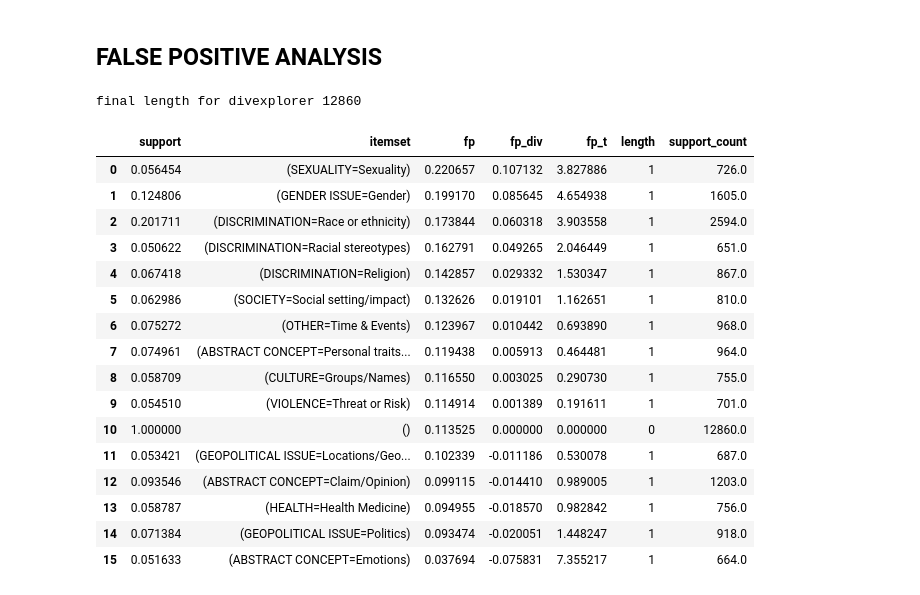
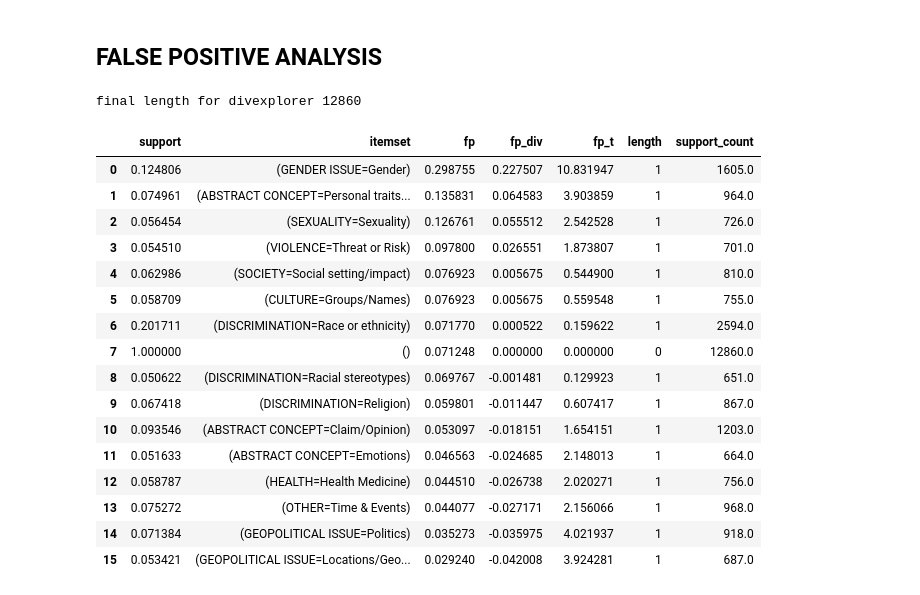
Before and after one commit to AmorosoLaura/XAI_project, a Jupyter notebook: divexplorer_analysis_finetuned.ipynb, the cells around one changed output. Cells and saved outputs as stored; diff of their text form; code cells hidden in the pictures.

```diff
--- a/divexplorer_analysis_finetuned.ipynb
+++ b/divexplorer_analysis_finetuned.ipynb
@@ -1,7 +1,8 @@
 # %%
 import pandas as pd
 
-df=pd.read_pickle('broad_topic_df.pickle')
+data_macro_topics=pd.read_pickle('data/broad_topic_df.pickle')
+
 topics_dict = {
     'Technology/equipment': 'TECHNOLOGY',
     'Media/entertainment': 'TECHNOLOGY',
@@ -59,14 +62,12 @@ import ast
 
 conflicts=0
 
-df=pd.read_pickle('broad_topic_df.pickle')
-for topics in df['topics']:
+for topics in data_macro_topics['topics']:
     aggregations=[]
     topics=ast.literal_eval(topics)
     previous_topic=''
 
     for t in topics:
-        #print(type(topics))
         macro_topic=topics_dict[t]
         aggregations.append(macro_topic)
 
@@ -77,7 +78,7 @@ for topics in df['topics']:
             print(t)
 
 
-print("total number of sentences",len(df))
+print("total number of sentences",len(data_macro_topics))
 print("conflicts", conflicts)
 # %% [output]
 ['DISCRIMINATION', 'DISCRIMINATION']
@@ -139,11 +139,3 @@ Index(['text', 'sentence_number', 'topics', 'label', 'TECHNOLOGY',
 | 2 | I do not have passions in life, a... | 2 | ['Claim/Opinion', 'Relationships'] | nothate | None | None | Relationships | None | None | ... |
 | 3 | You better be. That was the most ... | 3 | ['Culture', 'Language and communi... | nothate | None | None | Language and communication | Culture | None | ... |
 | 4 | Waging war on, and bombing, a for... | 4 | ['Race or ethnicity', 'War'] | hate | None | None | None | None | None | ... |
-# %%
-merged_df=pd.read_csv('merged_df.csv')
-topics_and_labels= pd.merge(df, merged_df, on='text', how='inner')
-print(len(topics_and_labels))
-
-
-topics_and_labels = topics_and_labels.drop(columns=['topics_y','label_x', 'topics_x','sentence_number_x'])
-topics_and_labels.head()
@@ -160,10 +144,10 @@ topics_and_labels.head()
 # %% [markdown]
 ## FALSE POSITIVE ANALYSIS
 # %%
-from divexplorer import DivergenceExplorer
-from divexplorer.outcomes import get_false_positive_rate_outcome, get_accuracy_outcome
+from divexplorer import DivergenceExplorer,DivergencePatternProcessor
+from divexplorer.outcomes import get_false_positive_rate_outcome, get_accuracy_outcome, get_false_negative_rate_outcome
 
-predictions=pd.read_csv("classified_sentences_finetuned.csv")
+predictions=pd.read_csv("data/classified_sentences.csv")
 predictions['text'] = predictions['text'].str.replace("^'", "", regex=True)
 predictions['text'] = predictions['text'].str.replace("'$", "", regex=True)
 predictions['text'] = predictions['text'].str.replace("^\"", "", regex=True)
@@ -172,7 +156,7 @@ predictions['text'] = predictions['text'].str.replace("\"$", "", regex=True)
 #replace the " with '
 predictions['text'] = predictions['text'].str.replace("\"", "'", regex=True)
 
-final_df= pd.merge(topics_and_labels, predictions, on='text', how='inner')
+final_df= pd.merge(formatted_dataset, predictions, on='text', how='inner')
 """ print(len(final_df))
 
 name_counts = predictions['text'].value_counts()
@@ -180,49 +164,48 @@ name_counts = predictions['text'].value_counts()
 # Filter the DataFrame to remove rows where the count is 1
 duplicates = predictions[predictions['text'].isin(name_counts[name_counts > 1].index)]
 
 print(len(duplicates))
 left_out_senteces= pd.merge(topics_and_labels, predictions, on ='text', how='left')
 #print(topics_and_labels.iloc[192]['text'])
 print(left_out_senteces[left_out_senteces['label'].isnull()].iloc[1]['text'])
 """
 
 final_df = final_df.drop_duplicates(subset='text')
 print("final length for divexplorer", len(final_df))
-final_df = final_df.drop(columns=['label_y', 'Unnamed: 0','sentence_number_y'])
-final_df.head()
 
-final_df['label'] = final_df['label'].apply(lambda x: 0 if x == 'nothate' else 1)
+final_df['label'] = final_df['label_x'].apply(lambda x: 0 if x == 'nothate' else 1)
+final_df = final_df.drop(columns=['label_y'])
 
 y_trues = final_df["label"]
 y_preds = final_df["prediction"]
 
 final_df['fp'] =  get_false_positive_rate_outcome(y_trues, y_preds)
 
 
 fp_diver = DivergenceExplorer(final_df)
 
 attributes = ['TECHNOLOGY', 'JOB AND ECONOMY', 'SOCIETY', 'CULTURE', 'VIOLENCE', 'HEALTH','LEGALITY', 'SEXUALITY',
               'GENDER ISSUE','ABSTRACT CONCEPT', 'DISCRIMINATION','GEOPOLITICAL ISSUE', 'OTHER']
 FP_fm = fp_diver.get_pattern_divergence(min_support=0.05, attributes=attributes,
                                         boolean_outcomes=['fp'])
 FP_fm = FP_fm.sort_values(by="fp_div", ascending=False, ignore_index=True)
 FP_fm
 # %% [output]
 final length for divexplorer 12860
 |  | support | itemset | fp | fp_div | fp_t | length | support_count |
-| 0 | 0.056454 | (SEXUALITY=Sexuality) | 0.220657 | 0.107132 | 3.827886 | 1 | 726.0 |
-| 1 | 0.124806 | (GENDER ISSUE=Gender) | 0.199170 | 0.085645 | 4.654938 | 1 | 1605.0 |
-| 2 | 0.201711 | (DISCRIMINATION=Race or ethnicity) | 0.173844 | 0.060318 | 3.903558 | 1 | 2594.0 |
-| 3 | 0.050622 | (DISCRIMINATION=Racial stereotypes) | 0.162791 | 0.049265 | 2.046449 | 1 | 651.0 |
-| 4 | 0.067418 | (DISCRIMINATION=Religion) | 0.142857 | 0.029332 | 1.530347 | 1 | 867.0 |
-| 5 | 0.062986 | (SOCIETY=Social setting/impact) | 0.132626 | 0.019101 | 1.162651 | 1 | 810.0 |
-| 6 | 0.075272 | (OTHER=Time & Events) | 0.123967 | 0.010442 | 0.693890 | 1 | 968.0 |
-| 7 | 0.074961 | (ABSTRACT CONCEPT=Personal traits... | 0.119438 | 0.005913 | 0.464481 | 1 | 964.0 |
-| 8 | 0.058709 | (CULTURE=Groups/Names) | 0.116550 | 0.003025 | 0.290730 | 1 | 755.0 |
-| 9 | 0.054510 | (VIOLENCE=Threat or Risk) | 0.114914 | 0.001389 | 0.191611 | 1 | 701.0 |
-| 10 | 1.000000 | () | 0.113525 | 0.000000 | 0.000000 | 0 | 12860.0 |
-| 11 | 0.053421 | (GEOPOLITICAL ISSUE=Locations/Geo... | 0.102339 | -0.011186 | 0.530078 | 1 | 687.0 |
-| 12 | 0.093546 | (ABSTRACT CONCEPT=Claim/Opinion) | 0.099115 | -0.014410 | 0.989005 | 1 | 1203.0 |
-| 13 | 0.058787 | (HEALTH=Health Medicine) | 0.094955 | -0.018570 | 0.982842 | 1 | 756.0 |
-| 14 | 0.071384 | (GEOPOLITICAL ISSUE=Politics) | 0.093474 | -0.020051 | 1.448247 | 1 | 918.0 |
-| 15 | 0.051633 | (ABSTRACT CONCEPT=Emotions) | 0.037694 | -0.075831 | 7.355217 | 1 | 664.0 |
+| 0 | 0.124806 | (GENDER ISSUE=Gender) | 0.298755 | 0.227507 | 10.831947 | 1 | 1605.0 |
+| 1 | 0.074961 | (ABSTRACT CONCEPT=Personal traits... | 0.135831 | 0.064583 | 3.903859 | 1 | 964.0 |
+| 2 | 0.056454 | (SEXUALITY=Sexuality) | 0.126761 | 0.055512 | 2.542528 | 1 | 726.0 |
+| 3 | 0.054510 | (VIOLENCE=Threat or Risk) | 0.097800 | 0.026551 | 1.873807 | 1 | 701.0 |
+| 4 | 0.062986 | (SOCIETY=Social setting/impact) | 0.076923 | 0.005675 | 0.544900 | 1 | 810.0 |
+| 5 | 0.058709 | (CULTURE=Groups/Names) | 0.076923 | 0.005675 | 0.559548 | 1 | 755.0 |
+| 6 | 0.201711 | (DISCRIMINATION=Race or ethnicity) | 0.071770 | 0.000522 | 0.159622 | 1 | 2594.0 |
+| 7 | 1.000000 | () | 0.071248 | 0.000000 | 0.000000 | 0 | 12860.0 |
+| 8 | 0.050622 | (DISCRIMINATION=Racial stereotypes) | 0.069767 | -0.001481 | 0.129923 | 1 | 651.0 |
+| 9 | 0.067418 | (DISCRIMINATION=Religion) | 0.059801 | -0.011447 | 0.607417 | 1 | 867.0 |
+| 10 | 0.093546 | (ABSTRACT CONCEPT=Claim/Opinion) | 0.053097 | -0.018151 | 1.654151 | 1 | 1203.0 |
+| 11 | 0.051633 | (ABSTRACT CONCEPT=Emotions) | 0.046563 | -0.024685 | 2.148013 | 1 | 664.0 |
+| 12 | 0.058787 | (HEALTH=Health Medicine) | 0.044510 | -0.026738 | 2.020271 | 1 | 756.0 |
+| 13 | 0.075272 | (OTHER=Time & Events) | 0.044077 | -0.027171 | 2.156066 | 1 | 968.0 |
+| 14 | 0.071384 | (GEOPOLITICAL ISSUE=Politics) | 0.035273 | -0.035975 | 4.021937 | 1 | 918.0 |
+| 15 | 0.053421 | (GEOPOLITICAL ISSUE=Locations/Geo... | 0.029240 | -0.042008 | 3.924281 | 1 | 687.0 |
```
Also changed, not shown: parts of 12 cells of this notebook, 1 other file.
